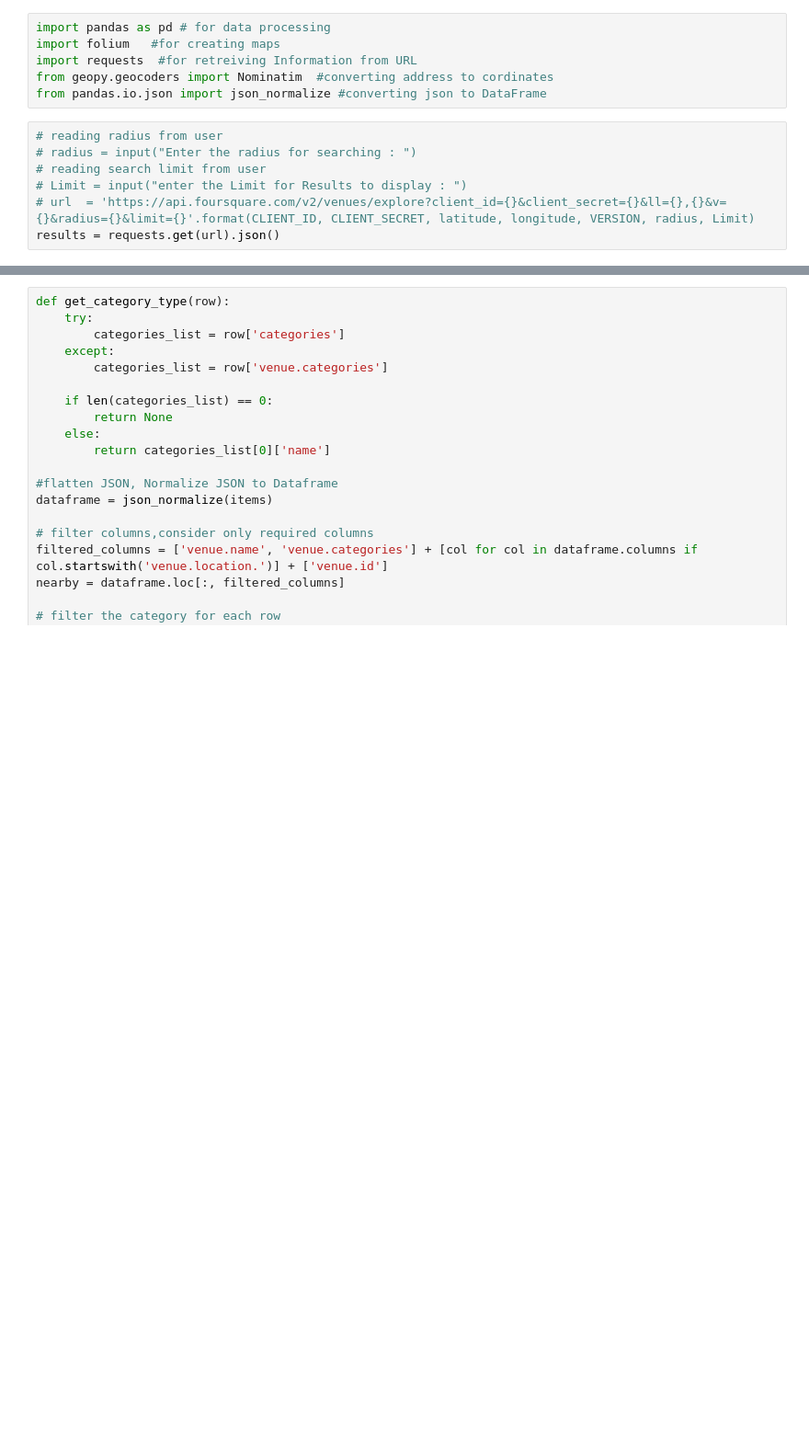
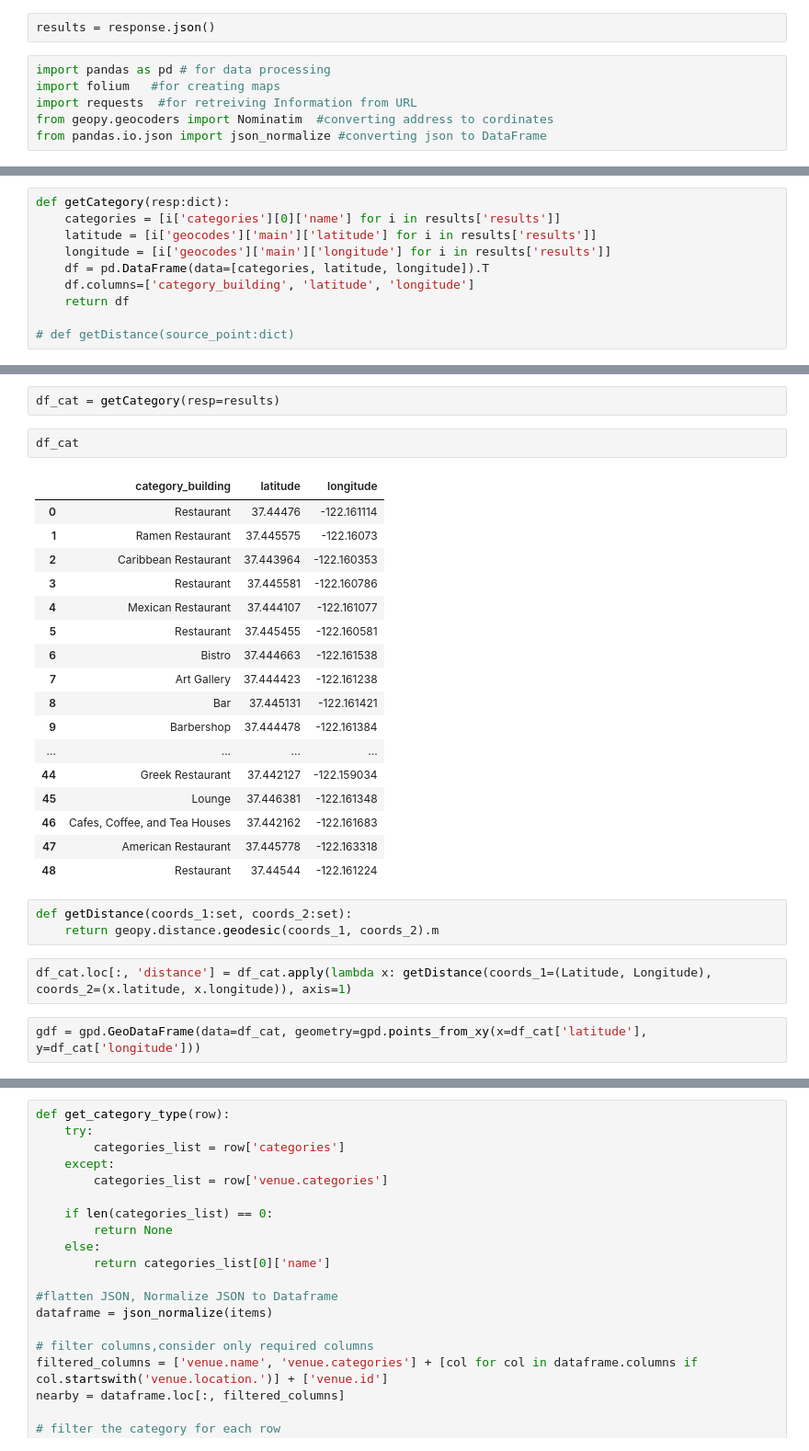
Before and after one commit to Hadi2525/CCAI2022_Transportation, a Jupyter notebook: notebooks/3. FourSqaure API .ipynb, the cells around one changed output, grey strips where cells are left out. Shown: that part at 92% size. Drawn from its saved outputs; the diff is of its cells as text; blank space fills up the shorter version.

```diff
--- a/notebooks/3. FourSqaure API .ipynb
+++ b/notebooks/3. FourSqaure API .ipynb
@@ -37,13 +46,8 @@ https://api.foursquare.com/v2/venues/explore?client_id={CLIENT_ID}&client_secret
+# %%
+results = response.json()
 # %%
 import pandas as pd # for data processing
 import folium   #for creating maps
 import requests  #for retreiving Information from URL
 from geopy.geocoders import Nominatim  #converting address to cordinates
 from pandas.io.json import json_normalize #converting json to DataFrame
-# %%
-# reading radius from user
-# radius = input("Enter the radius for searching : ")
-# reading search limit from user
-# Limit = input("enter the Limit for Results to display : ")
-# url  = 'https://api.foursquare.com/v2/venues/explore?client_id={}&client_secret={}&ll={},{}&v={}&radius={}&limit={}'.format(CLIENT_ID, CLIENT_SECRET, latitude, longitude, VERSION, radius, Limit)
-results = requests.get(url).json()
@@ -60,0 +54,10 @@ items[0]
+# %%
+def getCategory(resp:dict):
+    categories = [i['categories'][0]['name'] for i in results['results']]
+    latitude = [i['geocodes']['main']['latitude'] for i in results['results']]
+    longitude = [i['geocodes']['main']['longitude'] for i in results['results']]
+    df = pd.DataFrame(data=[categories, latitude, longitude]).T
+    df.columns=['category_building', 'latitude', 'longitude']
+    return df
+
+# def getDistance(source_point:dict)
@@ -60,0 +75,29 @@ items[0]
+# %%
+df_cat = getCategory(resp=results)
+# %%
+df_cat
+# %% [output]
+|  | category_building | latitude | longitude |
+| 0 | Restaurant | 37.44476 | -122.161114 |
+| 1 | Ramen Restaurant | 37.445575 | -122.16073 |
+| 2 | Caribbean Restaurant | 37.443964 | -122.160353 |
+| 3 | Restaurant | 37.445581 | -122.160786 |
+| 4 | Mexican Restaurant | 37.444107 | -122.161077 |
+| 5 | Restaurant | 37.445455 | -122.160581 |
+| 6 | Bistro | 37.444663 | -122.161538 |
+| 7 | Art Gallery | 37.444423 | -122.161238 |
+| 8 | Bar | 37.445131 | -122.161421 |
+| 9 | Barbershop | 37.444478 | -122.161384 |
+| ... | ... | ... | ... |
+| 44 | Greek Restaurant | 37.442127 | -122.159034 |
+| 45 | Lounge | 37.446381 | -122.161348 |
+| 46 | Cafes, Coffee, and Tea Houses | 37.442162 | -122.161683 |
+| 47 | American Restaurant | 37.445778 | -122.163318 |
+| 48 | Restaurant | 37.44544 | -122.161224 |
+# %%
+def getDistance(coords_1:set, coords_2:set):
+    return geopy.distance.geodesic(coords_1, coords_2).m
+# %%
+df_cat.loc[:, 'distance'] = df_cat.apply(lambda x: getDistance(coords_1=(Latitude, Longitude), coords_2=(x.latitude, x.longitude)), axis=1)
+# %%
+gdf = gpd.GeoDataFrame(data=df_cat, geometry=gpd.points_from_xy(x=df_cat['latitude'], y=df_cat['longitude']))
```
Also changed, not shown: parts of 16 cells of this notebook, 3 other files.
